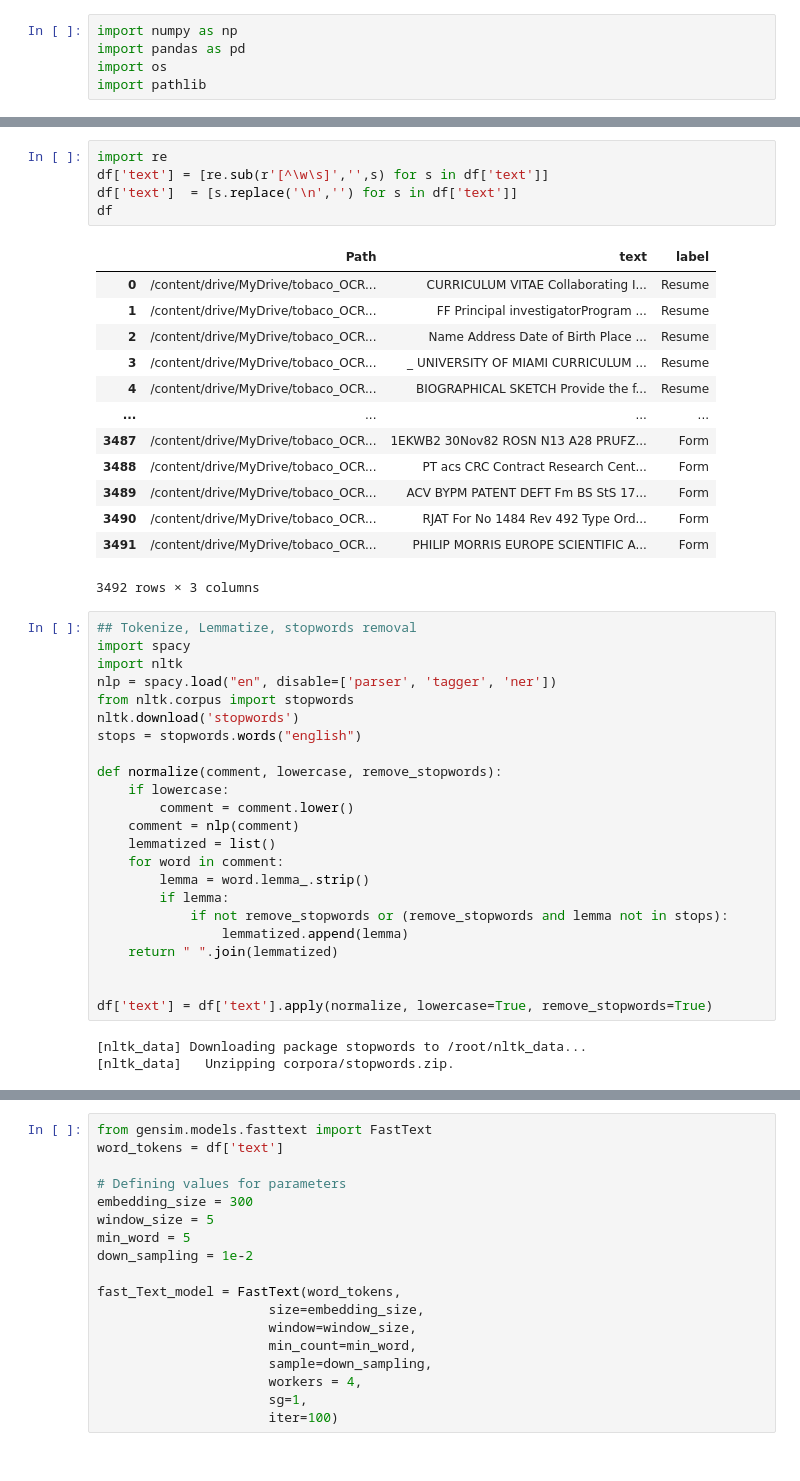
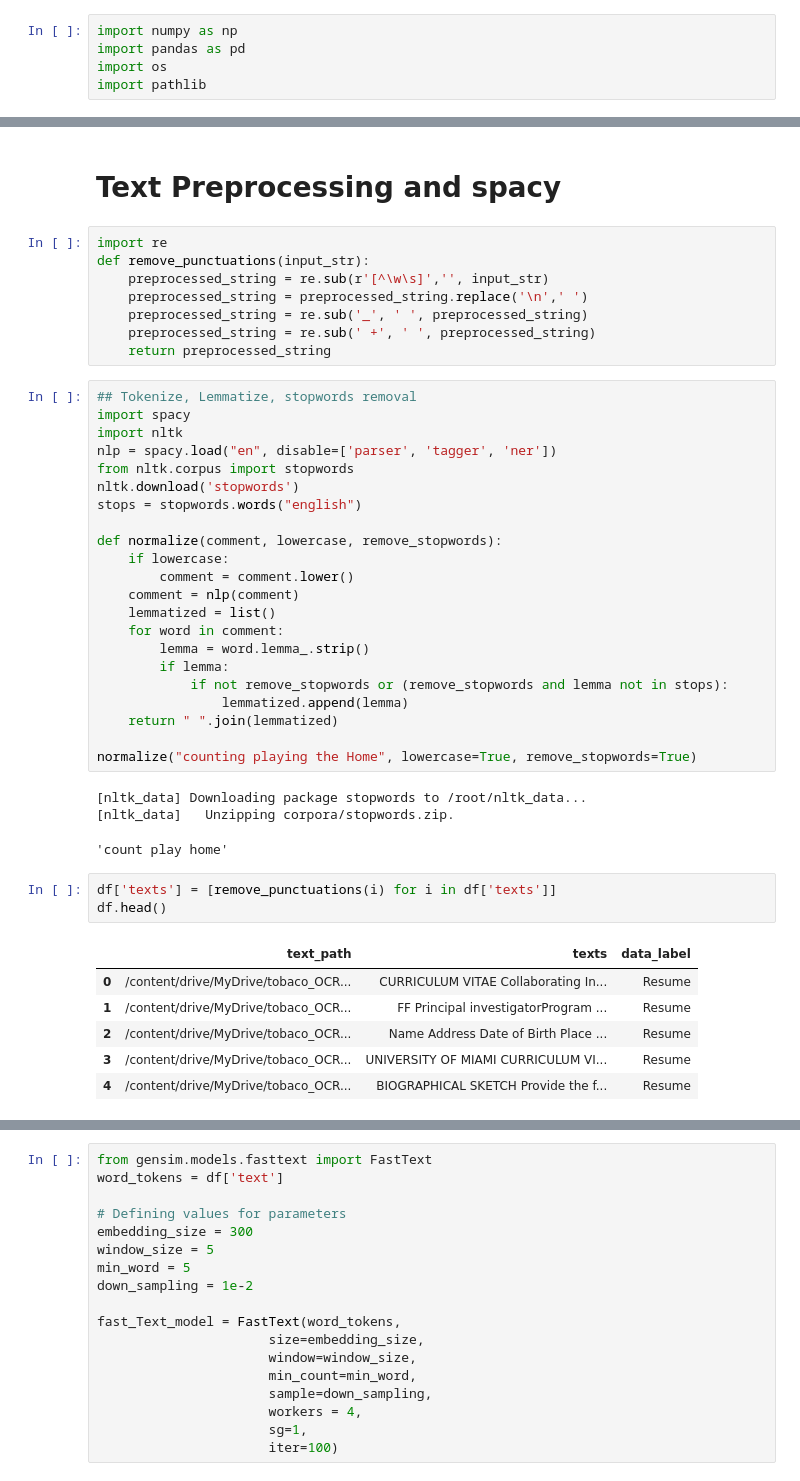
Before and after one commit to R4HUL-ROY/Multimodal_feature_extraction, a Jupyter notebook: tobaco3482_FASTTEXT.ipynb, the cells around one changed output, grey strips where cells are left out. Drawn from its saved outputs; the diff is of its cells as text.

```diff
--- a/tobaco3482_FASTTEXT.ipynb
+++ b/tobaco3482_FASTTEXT.ipynb
@@ -76,25 +96,16 @@ df.head()
 | 2 | /content/drive/MyDrive/tobaco_OCR... | Name:\n Address:\n Date of Birth:... | Resume |
 | 3 | /content/drive/MyDrive/tobaco_OCR... | \n _ UNIVERSITY OF MIAMI\n CURRIC... | Resume |
 | 4 | /content/drive/MyDrive/tobaco_OCR... | BIOGRAPHICAL SKETCH\n Provide the... | Resume |
-# %%
-import re
-df['text'] = [re.sub(r'[^\w\s]','',s) for s in df['text']]
-df['text']  = [s.replace('\n','') for s in df['text']]
-df
-# %% [output]
-|  | Path | text | label |
-| 0 | /content/drive/MyDrive/tobaco_OCR... | CURRICULUM VITAE Collaborating I... | Resume |
-| 1 | /content/drive/MyDrive/tobaco_OCR... | FF Principal investigatorProgram ... | Resume |
-| 2 | /content/drive/MyDrive/tobaco_OCR... | Name Address Date of Birth Place ... | Resume |
-| 3 | /content/drive/MyDrive/tobaco_OCR... | _ UNIVERSITY OF MIAMI CURRICULUM ... | Resume |
-| 4 | /content/drive/MyDrive/tobaco_OCR... | BIOGRAPHICAL SKETCH Provide the f... | Resume |
-| ... | ... | ... | ... |
-| 3487 | /content/drive/MyDrive/tobaco_OCR... | 1EKWB2 30Nov82 ROSN N13 A28 PRUFZ... | Form |
-| 3488 | /content/drive/MyDrive/tobaco_OCR... | PT acs CRC Contract Research Cent... | Form |
-| 3489 | /content/drive/MyDrive/tobaco_OCR... | ACV BYPM PATENT DEFT Fm BS StS 17... | Form |
-| 3490 | /content/drive/MyDrive/tobaco_OCR... | RJAT For No 1484 Rev 492 Type Ord... | Form |
-| 3491 | /content/drive/MyDrive/tobaco_OCR... | PHILIP MORRIS EUROPE SCIENTIFIC A... | Form |
-3492 rows × 3 columns
+# %% [markdown]
+# Text Preprocessing and spacy
+# %%
+import re
+def remove_punctuations(input_str):
+    preprocessed_string = re.sub(r'[^\w\s]','', input_str)
+    preprocessed_string = preprocessed_string.replace('\n',' ')
+    preprocessed_string = re.sub('_', ' ', preprocessed_string)
+    preprocessed_string = re.sub(' +', ' ', preprocessed_string)
+    return preprocessed_string
 # %%
 ## Tokenize, Lemmatize, stopwords removal
 import spacy
@@ -116,8 +127,18 @@ def normalize(comment, lowercase, remove_stopwords):
                 lemmatized.append(lemma)
     return " ".join(lemmatized)
 
-
-df['text'] = df['text'].apply(normalize, lowercase=True, remove_stopwords=True)
+normalize("counting playing the Home", lowercase=True, remove_stopwords=True)
 # %% [output]
 [nltk_data] Downloading package stopwords to /root/nltk_data...
 [nltk_data]   Unzipping corpora/stopwords.zip.
+'count play home'
+# %%
+df['texts'] = [remove_punctuations(i) for i in df['texts']]
+df.head()
+# %% [output]
+|  | text_path | texts | data_label |
+| 0 | /content/drive/MyDrive/tobaco_OCR... | CURRICULUM VITAE Collaborating In... | Resume |
+| 1 | /content/drive/MyDrive/tobaco_OCR... | FF Principal investigatorProgram ... | Resume |
+| 2 | /content/drive/MyDrive/tobaco_OCR... | Name Address Date of Birth Place ... | Resume |
+| 3 | /content/drive/MyDrive/tobaco_OCR... | UNIVERSITY OF MIAMI CURRICULUM VI... | Resume |
+| 4 | /content/drive/MyDrive/tobaco_OCR... | BIOGRAPHICAL SKETCH Provide the f... | Resume |
```
Also changed, not shown: parts of 37 cells of this notebook.
